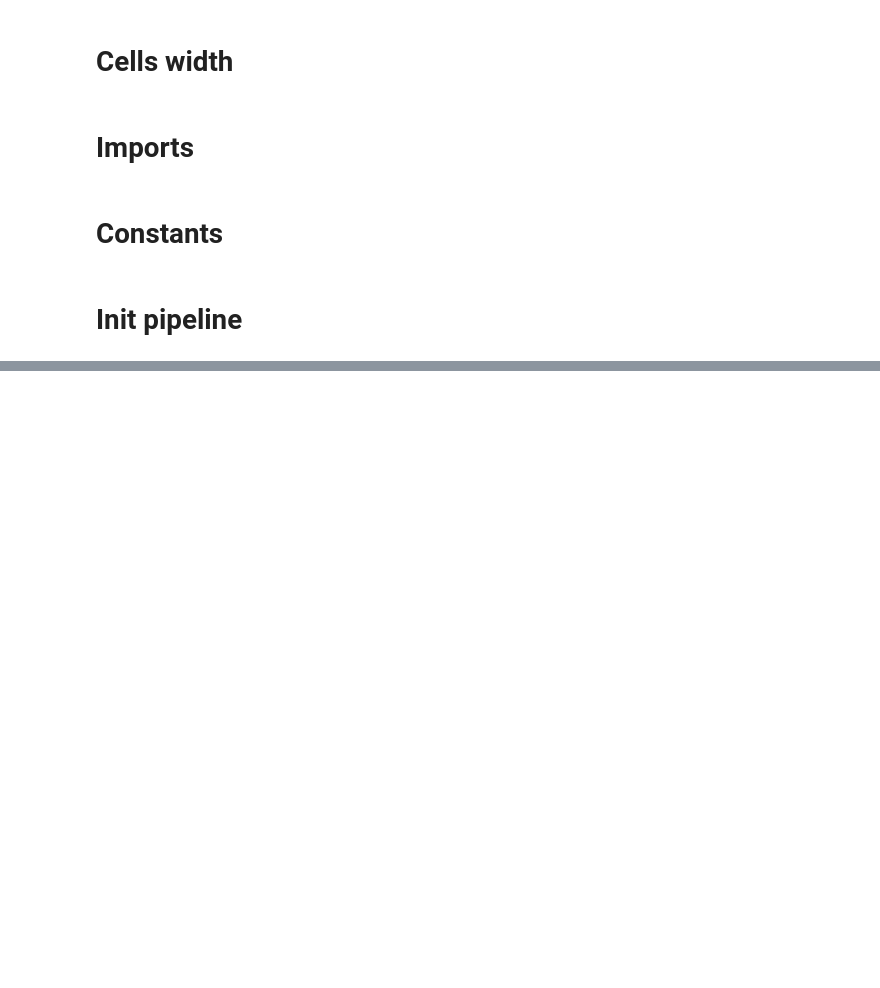
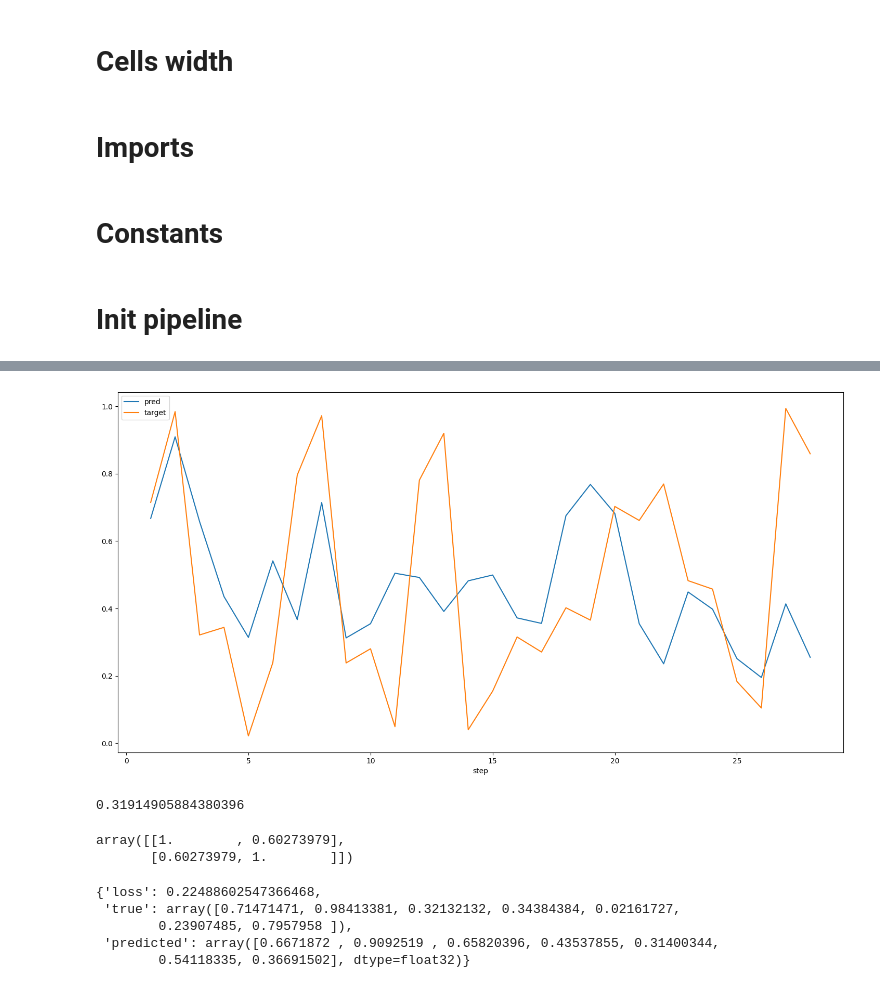
Before and after one commit to daemonflynn777/xlstm_moex, a Jupyter notebook: xlstm_time_experiments.ipynb, the cells around one changed output, grey strips where cells are left out. Drawn from its saved outputs; the diff is of its cells as text; code cells hidden in the pictures; blank space fills up the shorter version.

```diff
--- a/xlstm_time_experiments.ipynb
+++ b/xlstm_time_experiments.ipynb
@@ -87,0 +97,4 @@ plot_preds(experiment_pipeline.predictions, 7)
+# %%
+plot_preds(experiment_pipeline.predictions, 28)
+# %% [output]
+[figure, added]
@@ -87,0 +103,25 @@ plot_preds(experiment_pipeline.predictions, 7)
+# %%
+# xlstm
+# lstm
+r2_score(
+    experiment_pipeline.predictions[7]['true'],
+    experiment_pipeline.predictions[7]['predicted']
+)
+# %% [output]
+0.31914905884380396
+# %%
+np.corrcoef(
+    experiment_pipeline.predictions[7]['true'].reshape(-1,),
+    experiment_pipeline.predictions[7]['predicted'].reshape(-1,)
+)
+# %% [output]
+array([[1.        , 0.60273979],
+       [0.60273979, 1.        ]])
+# %%
+experiment_pipeline.predictions[7]
+# %% [output]
+{'loss': 0.22488602547366468,
+ 'true': array([0.71471471, 0.98413381, 0.32132132, 0.34384384, 0.02161727,
+        0.23907485, 0.7957958 ]),
+ 'predicted': array([0.6671872 , 0.9092519 , 0.65820396, 0.43537855, 0.31400344,
+        0.54118335, 0.36691502], dtype=float32)}
```
Also changed, not shown: parts of 12 cells of this notebook, 17 other files.
